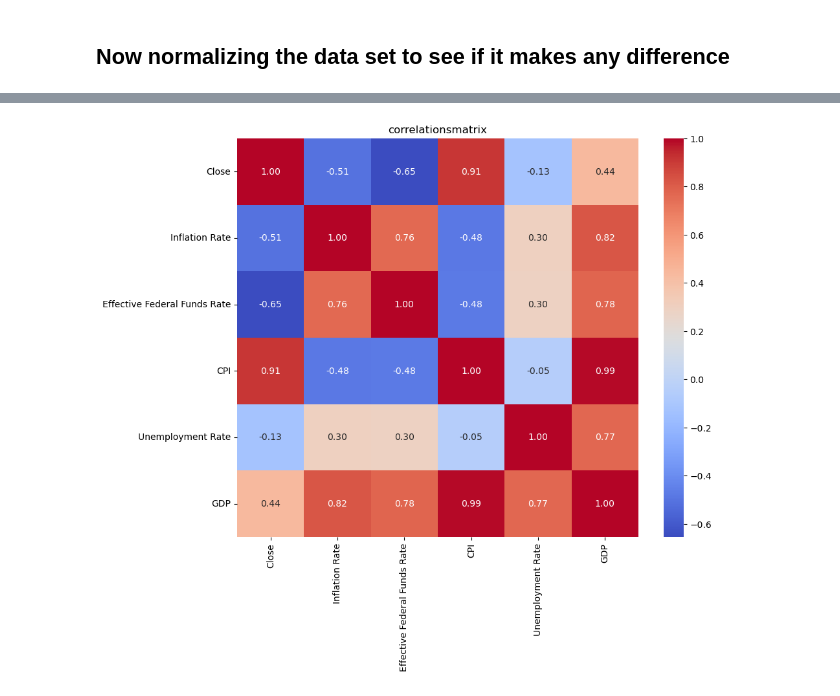
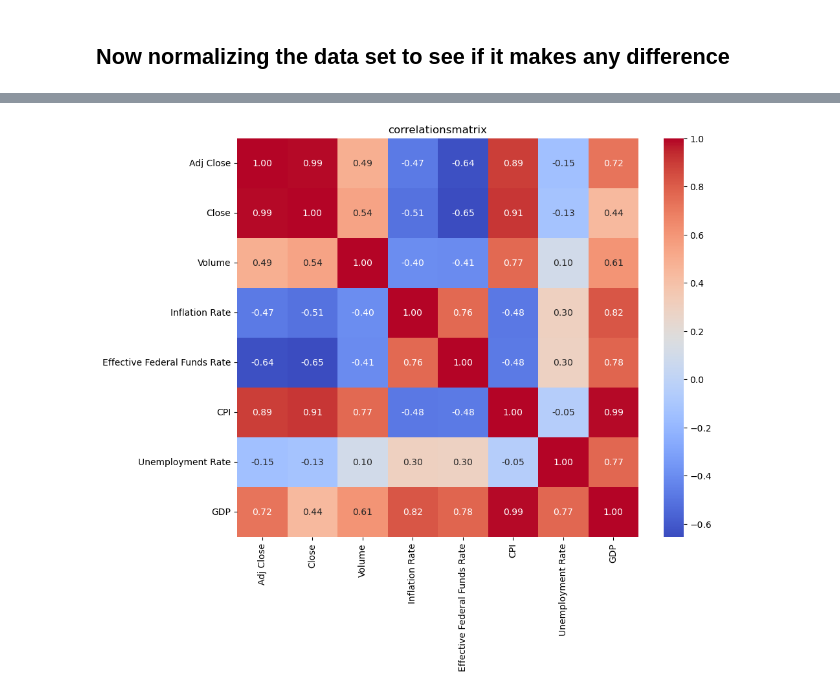
Before and after one commit to badranyoussef/bi-exam-project-stock, a Jupyter notebook: notebooks/cleaning_and_exploring.ipynb, the cells around one changed output, grey strips where cells are left out. Saved outputs shown, nothing was run; the diff lists cells and outputs as text; code cells hidden in the pictures.

```diff
--- a/notebooks/cleaning_and_exploring.ipynb
+++ b/notebooks/cleaning_and_exploring.ipynb
@@ -166,12 +151,12 @@ df_scaled.head()
 | 4 | 0.0 | 0.006042 | 0.005775 | 0.006355 | 0.001362 | 0.021196 | 0.120336 | 0.076923 | 0.000352 | ... |
 # %%
 #Beregn korrelation
-correlation_matrix_normalization = df_scaled[['Close', 'Inflation Rate', 'Effective Federal Funds Rate', 'CPI', 'Unemployment Rate', 'GDP']].corr()
+correlation_matrix_normalization = df_scaled[['Adj Close', 'Close', 'Volume', 'Inflation Rate', 'Effective Federal Funds Rate', 'CPI', 'Unemployment Rate', 'GDP']].corr()
 
 #Plot korrelationsmatrix
 plt.figure(figsize=(10, 8))
 sns.heatmap(correlation_matrix_normalization, annot=True, cmap='coolwarm', fmt='.2f')
 plt.title('correlationsmatrix')
 plt.show()
 # %% [output]
-[figure, old version]
+[figure, new version]
```
Also changed, not shown: parts of 3 cells of this notebook.
